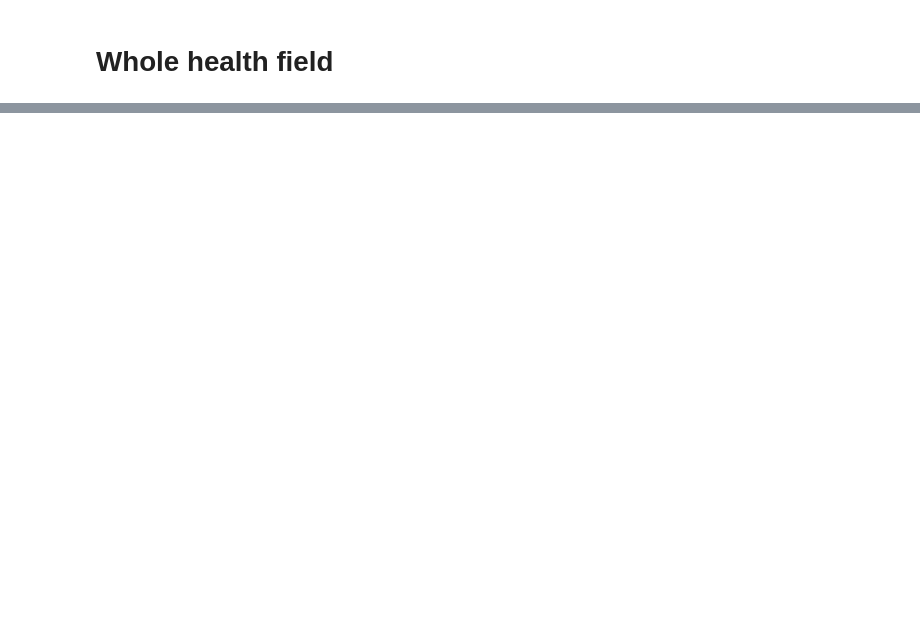
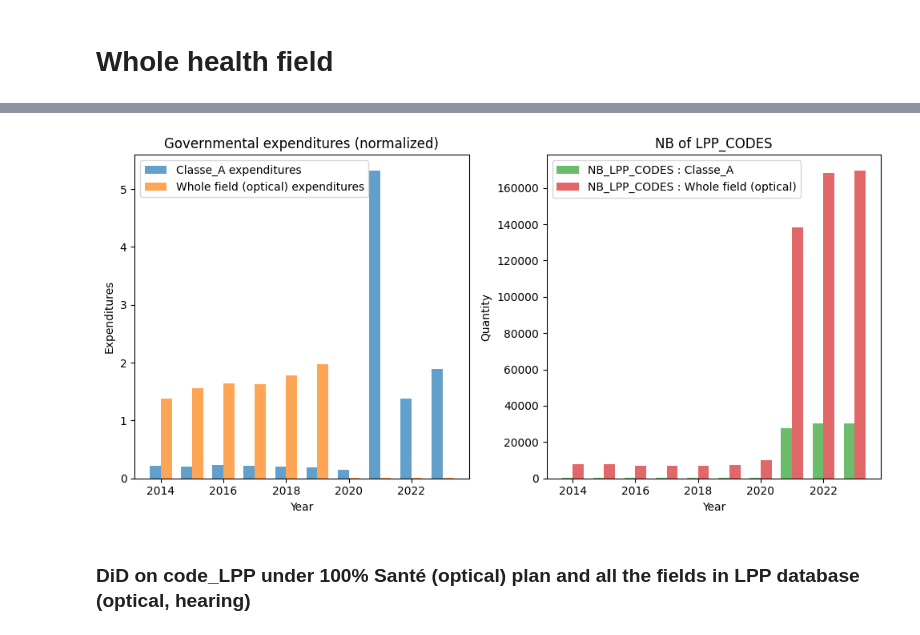
Before and after one commit to bparent11/analysingEffectOfHealthPlanInFrance, a Jupyter notebook: code/governmental-expenditures.ipynb, the cells around one changed output, grey strips where cells are left out. Drawn from its saved outputs; the diff is of its cells as text; code cells hidden in the pictures; blank space fills up the shorter version.

```diff
--- a/code/governmental-expenditures.ipynb
+++ b/code/governmental-expenditures.ipynb
@@ -491,0 +556,48 @@ No LPP code that seems to deal with dental sector..
+# %%
+from typing import List
+import numpy as np
+
+def normalized_by_mean(list : List[int]):
+    normalized_list = []
+    mean=np.mean(list)
+    for int in list:
+        int = int/mean
+        normalized_list.append(int)
+
+    return normalized_list
+
+values_A = list(classe_A[0].values())
+values_B = list(whole_optical[0].values())
+values_A_LPP_codes = list(classe_A[1].values())
+values_B_LPP_codes = list(whole_optical[1].values())
+# %%
+width = 0.35
+
+fig, (ax1, ax2) = plt.subplots(1, 2, figsize=(10, 5))
+
+years_A = np.array([int(year) for year in classe_A[0].keys()])
+years_B = np.array([int(year) for year in whole_optical[0].keys()])
+
+ax1.bar(years_A - width/2, normalized_by_mean(values_A), width=width, color="#1f77b4", label="Classe_A expenditures", alpha=0.7)
+ax1.bar(years_B + width/2, normalized_by_mean(values_B), width=width, color="#ff7f0e", label="Whole field (optical) expenditures", alpha=0.7)
+
+ax1.set_title('Governmental expenditures (normalized)')
+ax1.set_xlabel('Year')
+ax1.set_ylabel('Expenditures')
+ax1.legend()
+
+years_A_LPP = np.array([int(year) for year in classe_A[1].keys()])
+years_B_LPP = np.array([int(year) for year in whole_optical[1].keys()])
+
+ax2.bar(years_A_LPP - width/2, values_A_LPP_codes, width=width, color="#2ca02c", label="NB_LPP_CODES : Classe_A", alpha=0.7)
+ax2.bar(years_B_LPP + width/2, values_B_LPP_codes, width=width, color="#d62728", label="NB_LPP_CODES : Whole field (optical)", alpha=0.7)
+
+ax2.set_title('NB of LPP_CODES')
+ax2.set_xlabel('Year')
+ax2.set_ylabel('Quantity')
+ax2.legend()
+
+plt.tight_layout()
+plt.show()
+# %% [output]
+[figure, added]
@@ -491,0 +620,2 @@ No LPP code that seems to deal with dental sector..
+# %% [markdown]
+### DiD on code_LPP under 100% Santé (optical) plan and all the fields in LPP database (optical, hearing)
```
Also changed, not shown: parts of 23 cells of this notebook.
